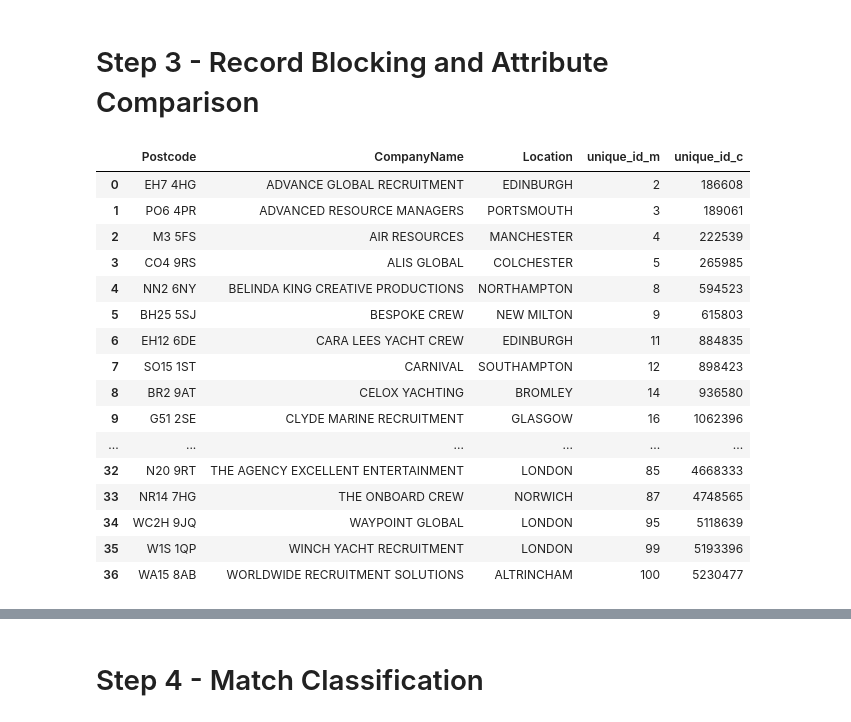
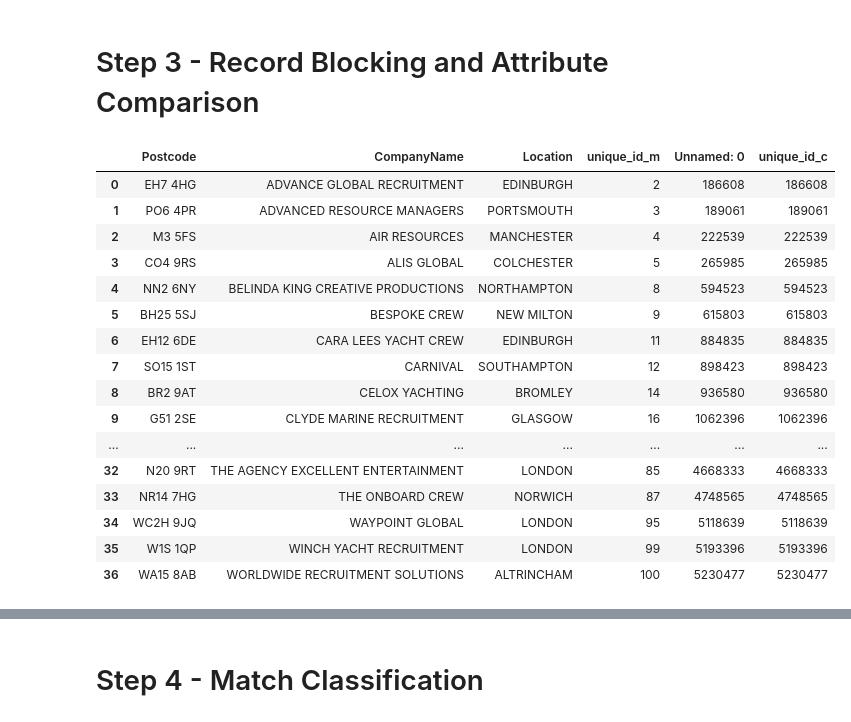
Before and after one commit to mshearer0/HandsOnEntityResolution, a Jupyter notebook: Chapter6.ipynb, the cells around one changed output, grey strips where cells are left out. Saved outputs shown, nothing was run; the diff lists cells and outputs as text; code cells hidden in the pictures.

```diff
--- a/Chapter6.ipynb
+++ b/Chapter6.ipynb
@@ -108,35 +108,35 @@ len(mdf)
 # %% [markdown]
 ### Saving to Local Storage
 # %%
-#cdf.to_csv('basic_clean.csv')
-#cdf = pd.read_csv('basic_clean.csv')
+#df_c.to_csv('basic_clean.csv')
+df_c = pd.read_csv('basic_clean.csv')
 
-mdf.to_csv('mdf_clean.csv', index=False)
-mdf = pd.read_csv('mdf_clean.csv')
+#df_m.to_csv('mari_clean.csv', index=False)
+df_m = pd.read_csv('mari_clean.csv')
 # %% [markdown]
 # Step 3 - Record Blocking and Attribute Comparison
 # %%
-exact = mdf.merge(cdf,left_on=['CompanyName','Location','Postcode'], right_on=['CompanyName','Location','Postcode'],
+exact = df_m.merge(df_c,left_on=['CompanyName','Location','Postcode'], right_on=['CompanyName','Location','Postcode'],
           suffixes=('_m', '_c'))
 exact
 # %% [output]
-|  | Postcode | CompanyName | Location | unique_id_m | unique_id_c |
-| 0 | EH7 4HG | ADVANCE GLOBAL RECRUITMENT | EDINBURGH | 2 | 186608 |
-| 1 | PO6 4PR | ADVANCED RESOURCE MANAGERS | PORTSMOUTH | 3 | 189061 |
-| 2 | M3 5FS | AIR RESOURCES | MANCHESTER | 4 | 222539 |
-| 3 | CO4 9RS | ALIS GLOBAL | COLCHESTER | 5 | 265985 |
-| 4 | NN2 6NY | BELINDA KING CREATIVE PRODUCTIONS | NORTHAMPTON | 8 | 594523 |
-| 5 | BH25 5SJ | BESPOKE CREW | NEW MILTON | 9 | 615803 |
-| 6 | EH12 6DE | CARA LEES YACHT CREW | EDINBURGH | 11 | 884835 |
-| 7 | SO15 1ST | CARNIVAL | SOUTHAMPTON | 12 | 898423 |
-| 8 | BR2 9AT | CELOX YACHTING | BROMLEY | 14 | 936580 |
-| 9 | G51 2SE | CLYDE MARINE RECRUITMENT | GLASGOW | 16 | 1062396 |
-| ... | ... | ... | ... | ... | ... |
-| 32 | N20 9RT | THE AGENCY EXCELLENT ENTERTAINMENT | LONDON | 85 | 4668333 |
-| 33 | NR14 7HG | THE ONBOARD CREW | NORWICH | 87 | 4748565 |
-| 34 | WC2H 9JQ | WAYPOINT GLOBAL | LONDON | 95 | 5118639 |
-| 35 | W1S 1QP | WINCH YACHT RECRUITMENT | LONDON | 99 | 5193396 |
-| 36 | WA15 8AB | WORLDWIDE RECRUITMENT SOLUTIONS | ALTRINCHAM | 100 | 5230477 |
+|  | Postcode | CompanyName | Location | unique_id_m | Unnamed: 0 | unique_id_c |
+| 0 | EH7 4HG | ADVANCE GLOBAL RECRUITMENT | EDINBURGH | 2 | 186608 | 186608 |
+| 1 | PO6 4PR | ADVANCED RESOURCE MANAGERS | PORTSMOUTH | 3 | 189061 | 189061 |
+| 2 | M3 5FS | AIR RESOURCES | MANCHESTER | 4 | 222539 | 222539 |
+| 3 | CO4 9RS | ALIS GLOBAL | COLCHESTER | 5 | 265985 | 265985 |
+| 4 | NN2 6NY | BELINDA KING CREATIVE PRODUCTIONS | NORTHAMPTON | 8 | 594523 | 594523 |
+| 5 | BH25 5SJ | BESPOKE CREW | NEW MILTON | 9 | 615803 | 615803 |
+| 6 | EH12 6DE | CARA LEES YACHT CREW | EDINBURGH | 11 | 884835 | 884835 |
+| 7 | SO15 1ST | CARNIVAL | SOUTHAMPTON | 12 | 898423 | 898423 |
+| 8 | BR2 9AT | CELOX YACHTING | BROMLEY | 14 | 936580 | 936580 |
+| 9 | G51 2SE | CLYDE MARINE RECRUITMENT | GLASGOW | 16 | 1062396 | 1062396 |
+| ... | ... | ... | ... | ... | ... | ... |
+| 32 | N20 9RT | THE AGENCY EXCELLENT ENTERTAINMENT | LONDON | 85 | 4668333 | 4668333 |
+| 33 | NR14 7HG | THE ONBOARD CREW | NORWICH | 87 | 4748565 | 4748565 |
+| 34 | WC2H 9JQ | WAYPOINT GLOBAL | LONDON | 95 | 5118639 | 5118639 |
+| 35 | W1S 1QP | WINCH YACHT RECRUITMENT | LONDON | 99 | 5193396 | 5193396 |
+| 36 | WA15 8AB | WORLDWIDE RECRUITMENT SOLUTIONS | ALTRINCHAM | 100 | 5230477 | 5230477 |
 # %%
 import splink
 # %%
```
Also changed, not shown: parts of 33 cells of this notebook.
